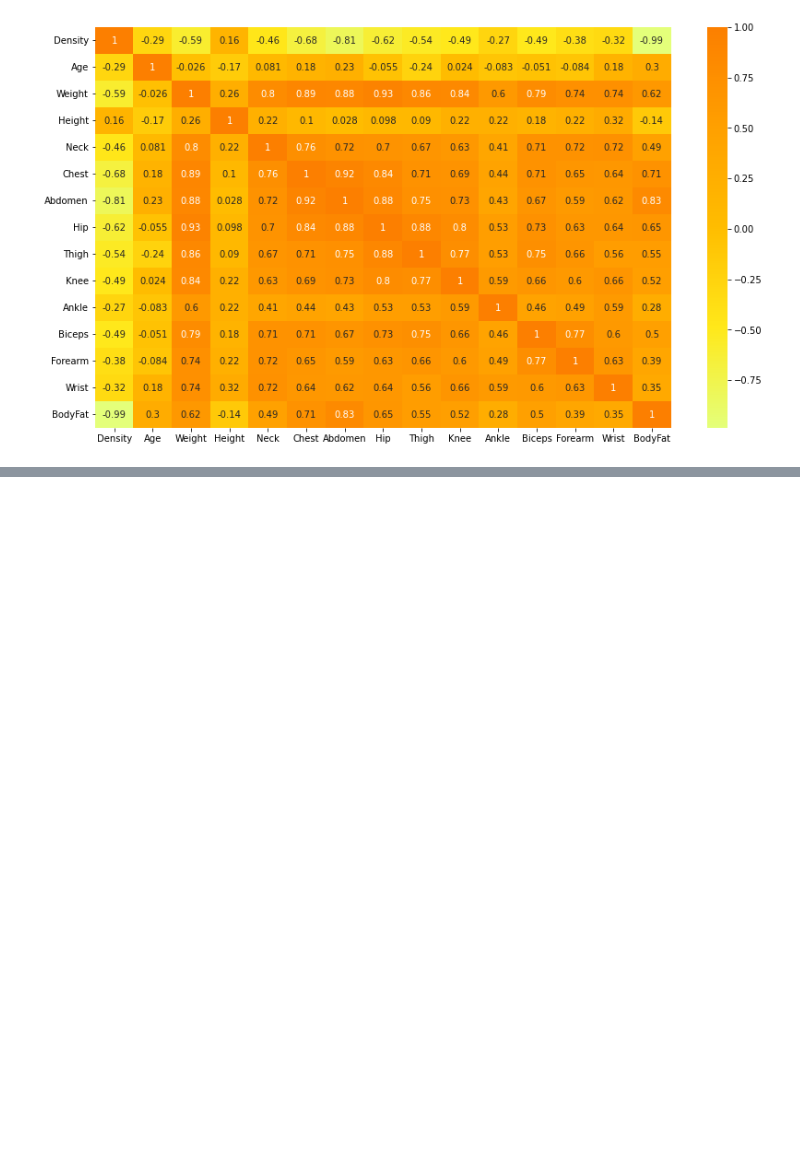
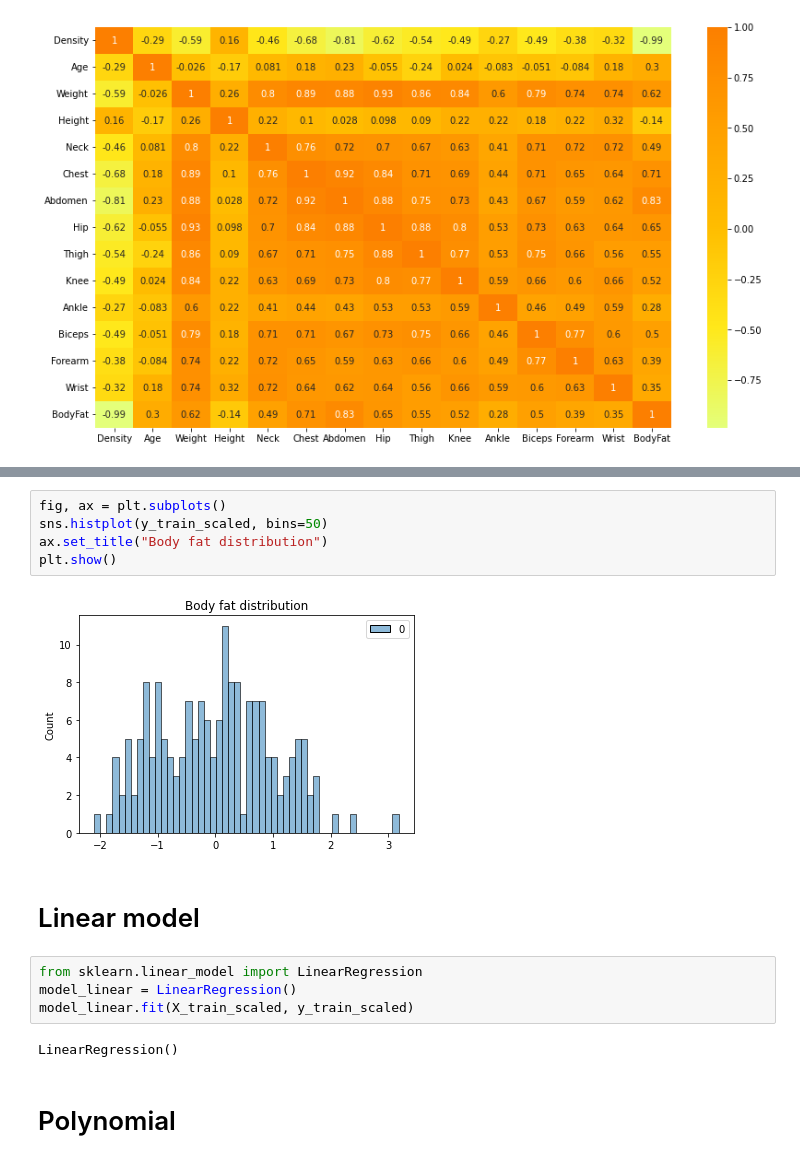
Before and after one commit to Wilmo95/regression-body-fat, a Jupyter notebook: body-fat-prediction.ipynb, the cells around one changed output, grey strips where cells are left out. Drawn from its saved outputs; the diff is of its cells as text; blank space fills up the shorter version.

```diff
--- a/body-fat-prediction.ipynb
+++ b/body-fat-prediction.ipynb
@@ -201,0 +292,17 @@ ShapiroResult(statistic=0.9059879183769226, pvalue=1.9460620614975e-11)
+# %%
+fig, ax = plt.subplots()
+sns.histplot(y_train_scaled, bins=50)
+ax.set_title("Body fat distribution")
+plt.show()
+# %% [output]
+[figure, added]
+# %% [markdown]
+# Linear model
+# %%
+from sklearn.linear_model import LinearRegression
+model_linear = LinearRegression()
+model_linear.fit(X_train_scaled, y_train_scaled)
+# %% [output]
+LinearRegression()
+# %% [markdown]
+# Polynomial
```
Also changed, not shown: parts of 50 cells of this notebook.
